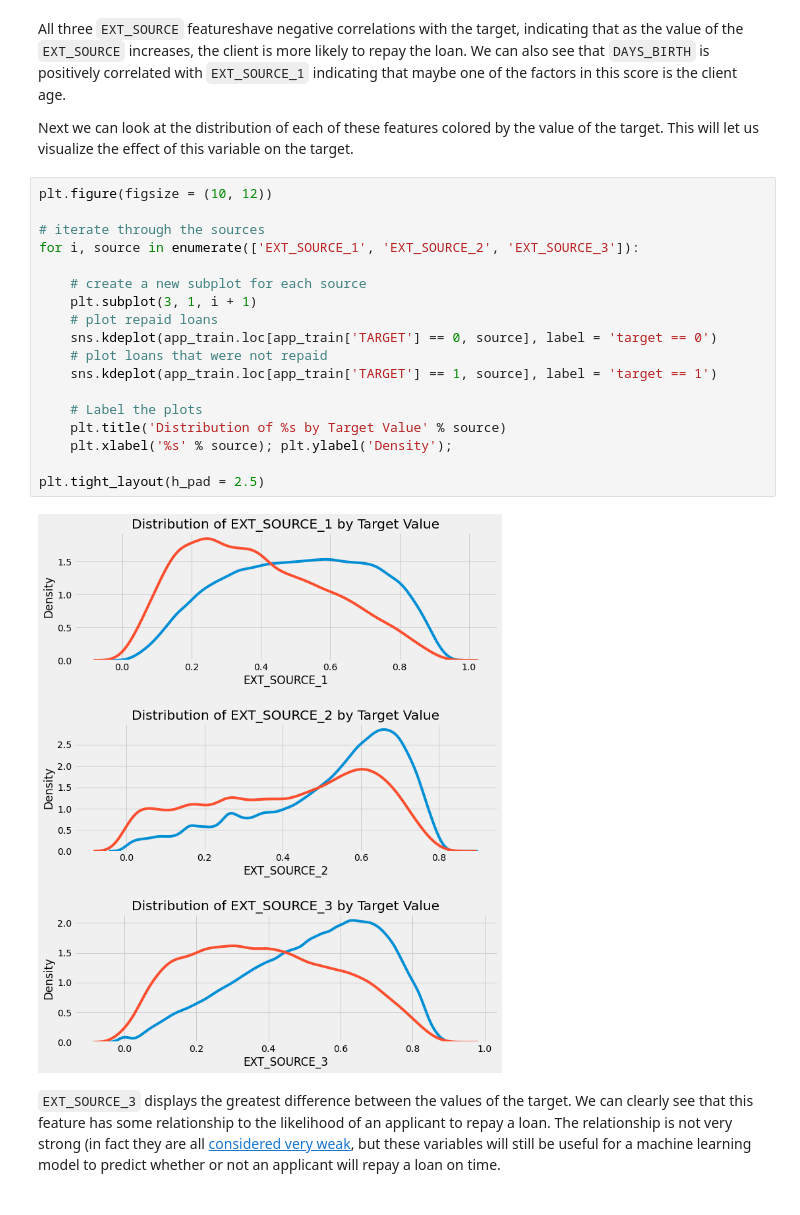
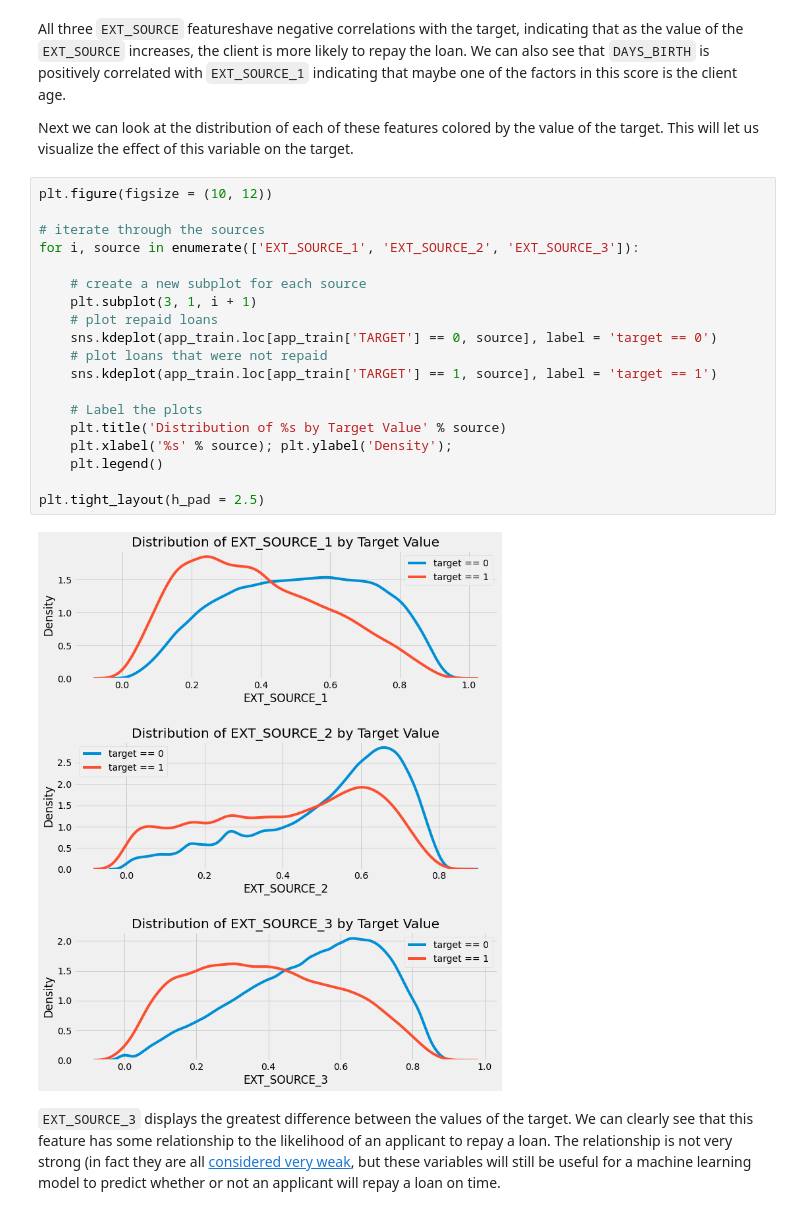
Before and after one commit to HuguesMAP/OC-P7-Impl-mentez-un-mod-le-de-scoring, a Jupyter notebook: Projet 7 - Implémentez un modèle de scoring - Exploration.ipynb, the cells around one changed output. Drawn from its saved outputs; the diff is of its cells as text.

```diff
--- a/Projet 7 - Implémentez un modèle de scoring - Exploration.ipynb
+++ b/Projet 7 - Implémentez un modèle de scoring - Exploration.ipynb
@@ -561,23 +563,24 @@ Next we can look at the distribution of each of these features colored by the va
 # %%
 plt.figure(figsize = (10, 12))
 
 # iterate through the sources
 for i, source in enumerate(['EXT_SOURCE_1', 'EXT_SOURCE_2', 'EXT_SOURCE_3']):
 
     # create a new subplot for each source
     plt.subplot(3, 1, i + 1)
     # plot repaid loans
     sns.kdeplot(app_train.loc[app_train['TARGET'] == 0, source], label = 'target == 0')
     # plot loans that were not repaid
     sns.kdeplot(app_train.loc[app_train['TARGET'] == 1, source], label = 'target == 1')
 
     # Label the plots
     plt.title('Distribution of %s by Target Value' % source)
     plt.xlabel('%s' % source); plt.ylabel('Density');
+    plt.legend()
 
 plt.tight_layout(h_pad = 2.5)
 # %% [output]
-[figure, old version]
+[figure, new version]
 # %% [markdown]
 `EXT_SOURCE_3` displays the greatest difference between the values of the target. We can clearly see that this feature has some relationship to the likelihood of an applicant to repay a loan. The relationship is not very strong (in fact they are all [considered very weak](http://www.statstutor.ac.uk/resources/uploaded/pearsons.pdf), but these variables will still be useful for a machine learning model to predict whether or not an applicant will repay a loan on time.
 # %% [markdown]
```
Also changed, not shown: parts of 7 cells of this notebook.
